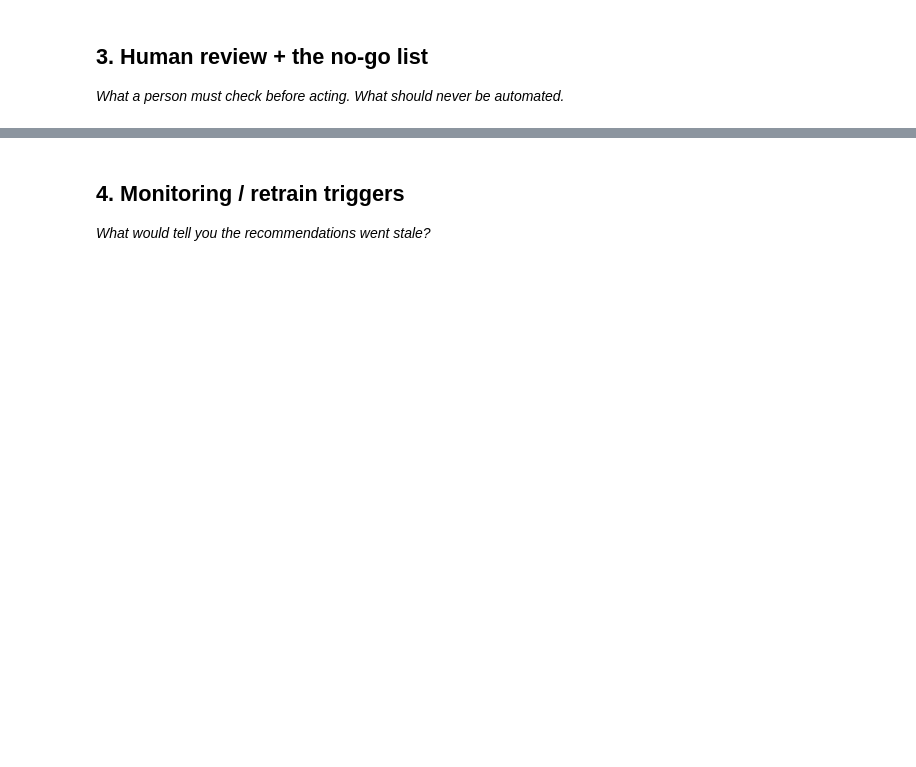
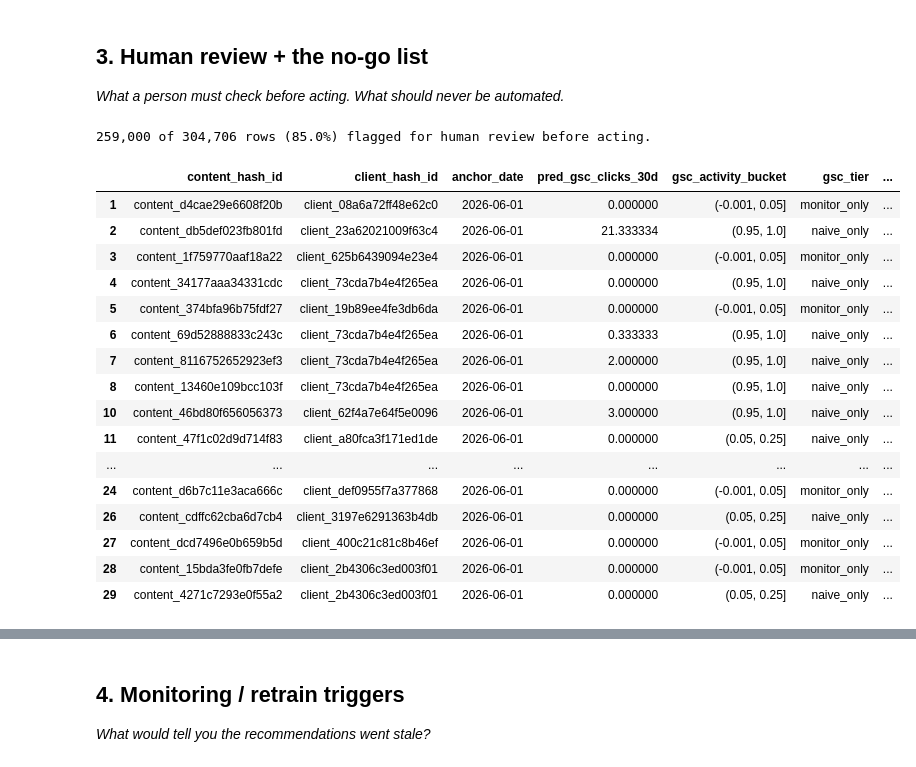
Before and after one commit to ku-ro-wa/flyrank-ml-starter, a Jupyter notebook: work/notebooks/w07_action_playbook.ipynb, the cells around one changed output, grey strips where cells are left out. Saved outputs shown, nothing was run; the diff lists cells and outputs as text; code cells hidden in the pictures; blank space fills up the shorter version.

```diff
--- a/work/notebooks/w07_action_playbook.ipynb
+++ b/work/notebooks/w07_action_playbook.ipynb
@@ -29,0 +1205,50 @@ This skeleton is yours to fill. Work the sections **in order** — each one has
+# %%
+# Flag rows that need a person's judgment before anyone acts on them, rather
+# than presenting the queue as uniformly trustworthy.
+EDGE_EPS = 0.02  # distance (in activity fraction) from a DEFAULT_BUCKET_BINS edge
+
+def _near_edge(frac):
+    return any(abs(frac - edge) <= EDGE_EPS for edge in train.DEFAULT_BUCKET_BINS)
+
+flag_gsc_edge = snapshot["f_gsc_pct_days_active_90d"].apply(_near_edge)
+flag_ga4_edge = snapshot["f_ga4_pct_days_active_90d"].apply(_near_edge)
+
+gsc_outlier_cutoff = action_queue["pred_gsc_clicks_30d"].quantile(0.995)
+ga4_outlier_cutoff = action_queue["pred_ga4_sessions_30d"].quantile(0.995)
+flag_gsc_outlier = action_queue["pred_gsc_clicks_30d"] >= gsc_outlier_cutoff
+flag_ga4_outlier = action_queue["pred_ga4_sessions_30d"] >= ga4_outlier_cutoff
+
+# Contradiction worth a human look: a row tagged monitor_only (no ranking
+# skill in this population) that still carries an extreme predicted value.
+flag_gsc_contradiction = (action_queue["gsc_tier"] == "monitor_only") & flag_gsc_outlier
+flag_ga4_contradiction = (action_queue["ga4_tier"] == "monitor_only") & flag_ga4_outlier
+
+action_queue["needs_human_review"] = (
+    flag_gsc_edge.to_numpy() | flag_ga4_edge.to_numpy()
+    | flag_gsc_outlier.to_numpy() | flag_ga4_outlier.to_numpy()
+    | flag_gsc_contradiction.to_numpy() | flag_ga4_contradiction.to_numpy()
+)
+
+review_queue = action_queue[action_queue["needs_human_review"]]
+print(f"{len(review_queue):,} of {len(action_queue):,} rows "
+      f"({len(review_queue) / len(action_queue):.1%}) flagged for human review before acting.")
+display(review_queue.head(25))
+# %% [output]
+259,000 of 304,706 rows (85.0%) flagged for human review before acting.
+|  | content_hash_id | client_hash_id | anchor_date | pred_gsc_clicks_30d | gsc_activity_bucket | gsc_tier | ... |
+| 1 | content_d4cae29e6608f20b | client_08a6a72ff48e62c0 | 2026-06-01 | 0.000000 | (-0.001, 0.05] | monitor_only | ... |
+| 2 | content_db5def023fb801fd | client_23a62021009f63c4 | 2026-06-01 | 21.333334 | (0.95, 1.0] | naive_only | ... |
+| 3 | content_1f759770aaf18a22 | client_625b6439094e23e4 | 2026-06-01 | 0.000000 | (-0.001, 0.05] | monitor_only | ... |
+| 4 | content_34177aaa34331cdc | client_73cda7b4e4f265ea | 2026-06-01 | 0.000000 | (0.95, 1.0] | naive_only | ... |
+| 5 | content_374bfa96b75fdf27 | client_19b89ee4fe3db6da | 2026-06-01 | 0.000000 | (-0.001, 0.05] | monitor_only | ... |
+| 6 | content_69d52888833c243c | client_73cda7b4e4f265ea | 2026-06-01 | 0.333333 | (0.95, 1.0] | naive_only | ... |
+| 7 | content_8116752652923ef3 | client_73cda7b4e4f265ea | 2026-06-01 | 2.000000 | (0.95, 1.0] | naive_only | ... |
+| 8 | content_13460e109bcc103f | client_73cda7b4e4f265ea | 2026-06-01 | 0.000000 | (0.95, 1.0] | naive_only | ... |
+| 10 | content_46bd80f656056373 | client_62f4a7e64f5e0096 | 2026-06-01 | 3.000000 | (0.95, 1.0] | naive_only | ... |
+| 11 | content_47f1c02d9d714f83 | client_a80fca3f171ed1de | 2026-06-01 | 0.000000 | (0.05, 0.25] | naive_only | ... |
+| ... | ... | ... | ... | ... | ... | ... | ... |
+| 24 | content_d6b7c11e3aca666c | client_def0955f7a377868 | 2026-06-01 | 0.000000 | (-0.001, 0.05] | monitor_only | ... |
+| 26 | content_cdffc62cba6d7cb4 | client_3197e6291363b4db | 2026-06-01 | 0.000000 | (0.05, 0.25] | naive_only | ... |
+| 27 | content_dcd7496e0b659b5d | client_400c21c81c8b46ef | 2026-06-01 | 0.000000 | (-0.001, 0.05] | monitor_only | ... |
+| 28 | content_15bda3fe0fb7defe | client_2b4306c3ed003f01 | 2026-06-01 | 0.000000 | (-0.001, 0.05] | monitor_only | ... |
+| 29 | content_4271c7293e0f55a2 | client_2b4306c3ed003f01 | 2026-06-01 | 0.000000 | (0.05, 0.25] | naive_only | ... |
```
Also changed, not shown: parts of 32 cells of this notebook.
